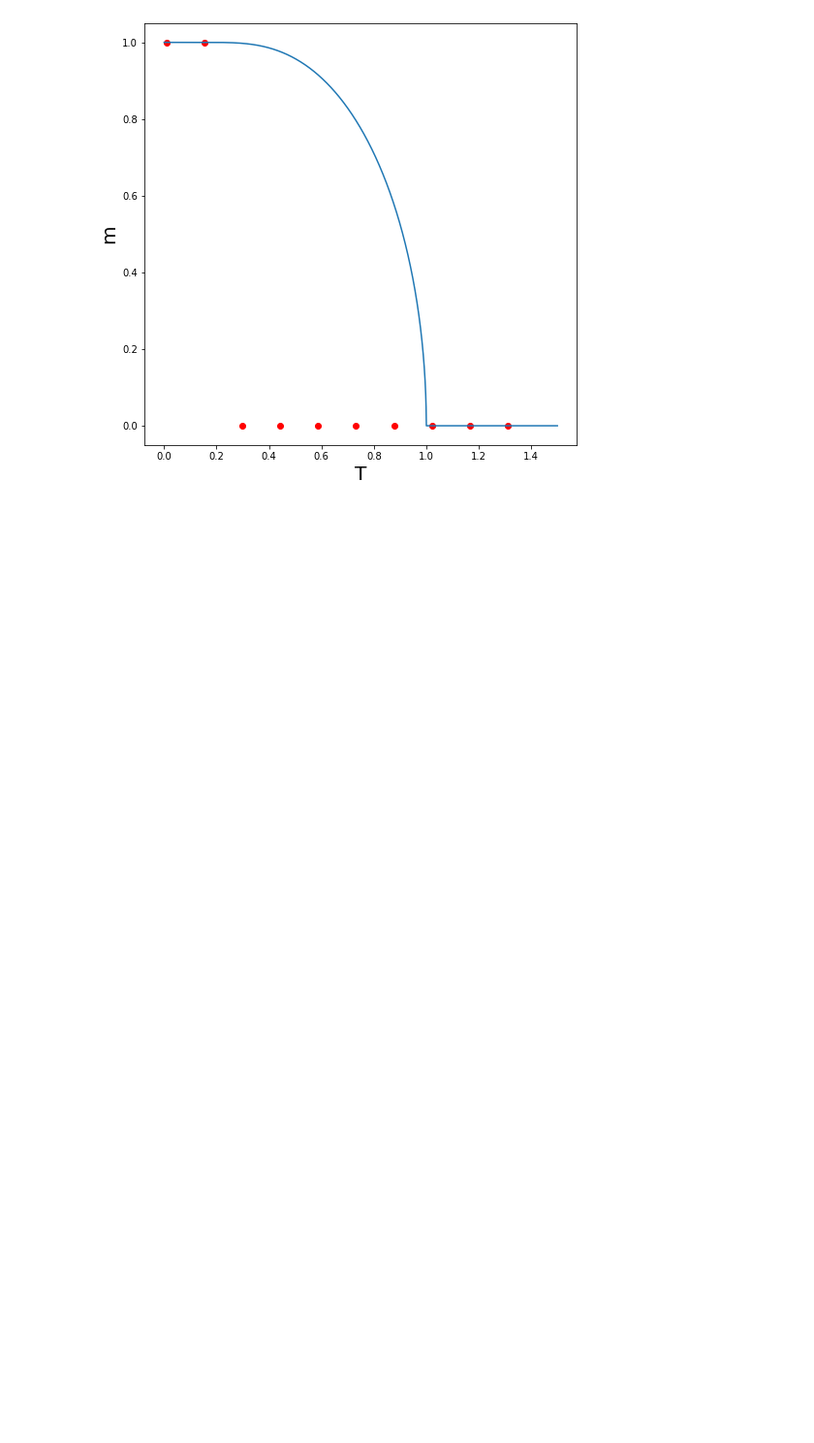
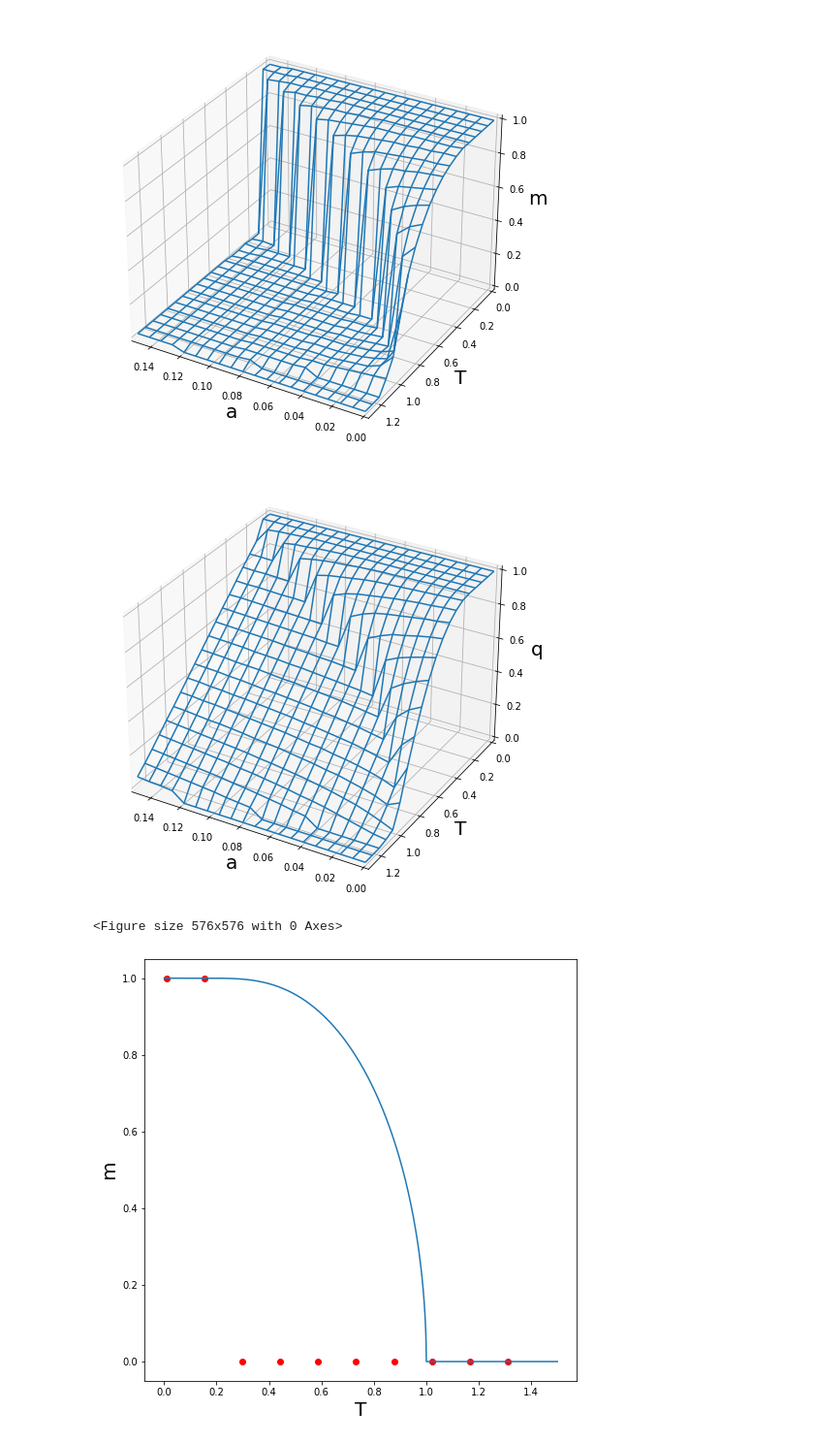
Before and after one commit to yamoyamoto/jupyter, a Jupyter notebook: fp_model/PhaseDiagram.ipynb, the cells around one changed output. Shown: that part at 97% size. Drawn from its saved outputs; the diff is of its cells as text; code cells hidden in the pictures; blank space fills up the shorter version.

Commit message:
make graph visually

```diff
--- a/fp_model/PhaseDiagram.ipynb
+++ b/fp_model/PhaseDiagram.ipynb
@@ -196,6 +196,8 @@ def solve_a_0_and_plot(solve_args):
 
     plt.show()
 # %%
+from mpl_toolkits.mplot3d import Axes3D
+
 def plot_scatter(_ax, result_a_1, result_t_1, result_z_1, debug=False):
     for i in range(len(result_a_1)):
         if debug:
@@ -203,47 +205,70 @@ def plot_scatter(_ax, result_a_1, result_t_1, result_z_1, debug=False):
         _ax.scatter(result_a_1[i], result_t_1[i], result_z_1[i], color = "red" if result_z_1[i]<0.1 else "green")
 
 
 def plot_phase_diagram(filename):
     fig = plt.figure(figsize = (8, 8))
 
-    ax_1 = fig.add_subplot(121, projection='3d')
+    ax_1 = fig.add_subplot(111, projection='3d')
     ax_1.set_xlabel("a", size = 20)
     ax_1.set_ylabel("T", size = 20)
     ax_1.set_zlabel("m", size = 20)
+    ax_1.set_xlim(0.15, 0)
+    ax_1.set_ylim(1.3, 0)
 
-    ax_2 = fig.add_subplot(122, projection='3d')
+
+    fig = plt.figure(figsize = (8, 8))
+
+    ax_2 = fig.add_subplot(111, projection='3d')
     ax_2.set_xlabel("a", size = 20)
     ax_2.set_ylabel("T", size = 20)
     ax_2.set_zlabel("q", size = 20)
+    ax_2.set_xlim(0.15, 0)
+    ax_2.set_ylim(1.3, 0)
 
     # グラフ
     fig = plt.figure(figsize = (8, 8))
-    ax = fig.add_subplot(111)
+#     ax = fig.add_subplot(111)
 
-    ax.set_xlabel("α", size = 20)
-    ax.set_ylabel("T", size = 20)
+#     ax.set_xlabel("α", size = 20)
+#     ax.set_ylabel("T", size = 20)
 
     original_solve = np.loadtxt(filename, delimiter=",")
     original_a = original_solve[:, 0]
     original_t = original_solve[:, 1]
     original_m = original_solve[:, 2]
     original_q = original_solve[:, 3]
 
+    n = 20
+    original_a_2d = np.array(np.array_split(original_a, n))
+    original_t_2d = np.array(np.array_split(original_t, n))
+    original_m_2d = np.array(np.array_split(original_m, n))
+    original_q_2d = np.array(np.array_split(original_q, n))
 
     # 3Dグラフ
-    plot_scatter(ax_1, original_a, original_t, original_m)
-    plot_scatter(ax_2, original_a, original_t, original_q)
+    # plot_surfaceで曲面
+    # plot_wireframeでワイヤーフレーム
+    ax_1.plot_wireframe(original_a_2d, original_t_2d, original_m_2d)
+    ax_2.plot_wireframe(original_a_2d, original_t_2d, original_q_2d)
 
 
-    for i in range(len(original_a)):
-        color = "red"
-        if original_m[i] > 0.15 and original_q[i] > 0.15:
-            color = "blue"
-        elif original_q[i] > 0.05:
-            color = "green"
-        ax.scatter(original_a[i], original_t[i], color=color)
+#     for i in range(len(original_a)):
+#         color = "red"
+#         if original_m[i] > 0.15 and original_q[i] > 0.15:
+#             color = "blue"
+#         elif original_q[i] > 0.05:
+#             color = "green"
+#         ax.scatter(original_a[i], original_t[i], color=color)
 
     plt.show()
+
+
+
+
+plot_phase_diagram("solved.csv")
+# %% [output]
+[figure, added]
+[figure, added]
+<Figure size 576x576 with 0 Axes>
 # %%
 # α=0に絞って、パラメーターを調整する
 
```
Also changed, not shown: parts of 2 cells of this notebook.
